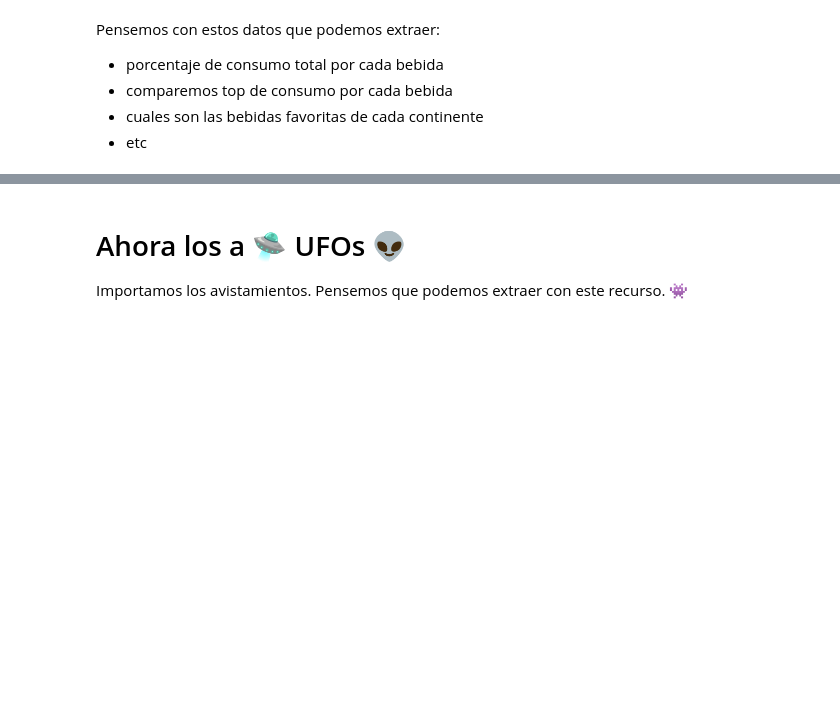
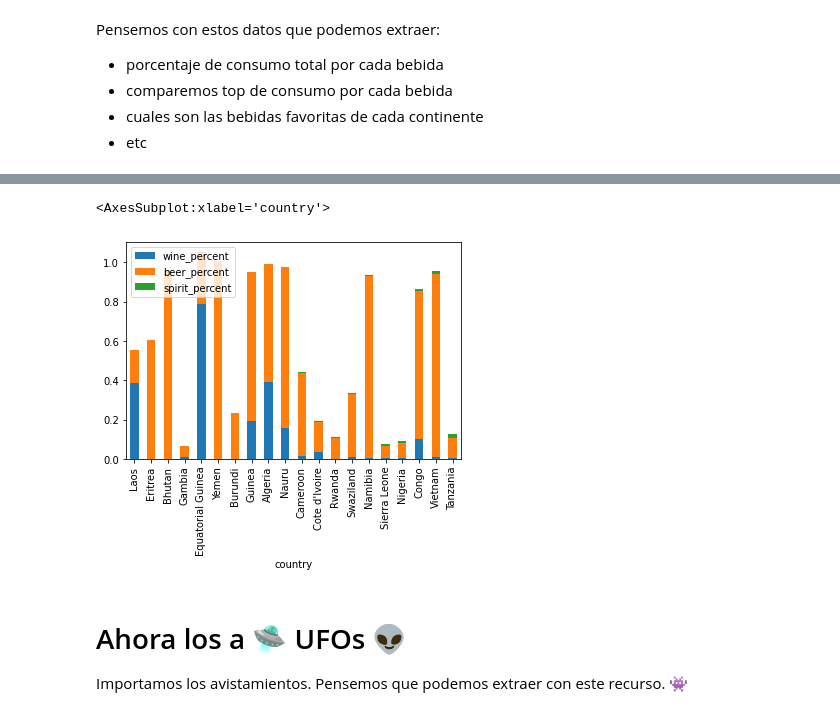
Before and after one commit to tian2992/notebooks_dateros, a Jupyter notebook: dA/repaso/drinks_and_ufos.ipynb, the cells around one changed output, grey strips where cells are left out. Saved outputs shown, nothing was run; the diff lists cells and outputs as text; code cells hidden in the pictures; blank space fills up the shorter version.

```diff
--- a/dA/repaso/drinks_and_ufos.ipynb
+++ b/dA/repaso/drinks_and_ufos.ipynb
@@ -40,0 +89,3 @@ array([[<AxesSubplot:title={'center':'beer_servings'}>,
+# %%
+drinks["spirit_alcohol_litres"] = drinks.spirit_servings * 0.4 * 0.045
+drinks.spirit_alcohol_litres / drinks.total_litres_of_pure_alcohol
@@ -40,0 +105,5 @@ array([[<AxesSubplot:title={'center':'beer_servings'}>,
+# %%
+drinks["spirit_percent"] = (drinks.spirit_servings * 0.4 * 0.045) / drinks.total_litres_of_pure_alcohol
+# %%
+drinks["wine_percent"] = (drinks.wine_servings * 0.14 * 0.140) / drinks.total_litres_of_pure_alcohol
+drinks.sort_values("wine_percent", ascending=False)
@@ -41,3 +168,10 @@ array([[<AxesSubplot:title={'center':'beer_servings'}>,
+# %%
+percentz = drinks[['country','wine_percent', 'beer_percent', 'spirit_percent']]
+
+percentz.set_index("country").sort_values("spirit_percent", ascending=True).head(20).plot(kind='bar', stacked=True)
+# %% [output]
+<AxesSubplot:xlabel='country'>
+[figure, added]
 # %% [markdown]
 # Ahora los a 🛸 UFOs 👽
 
```
Also changed, not shown: parts of 20 cells of this notebook, 2 other files.
